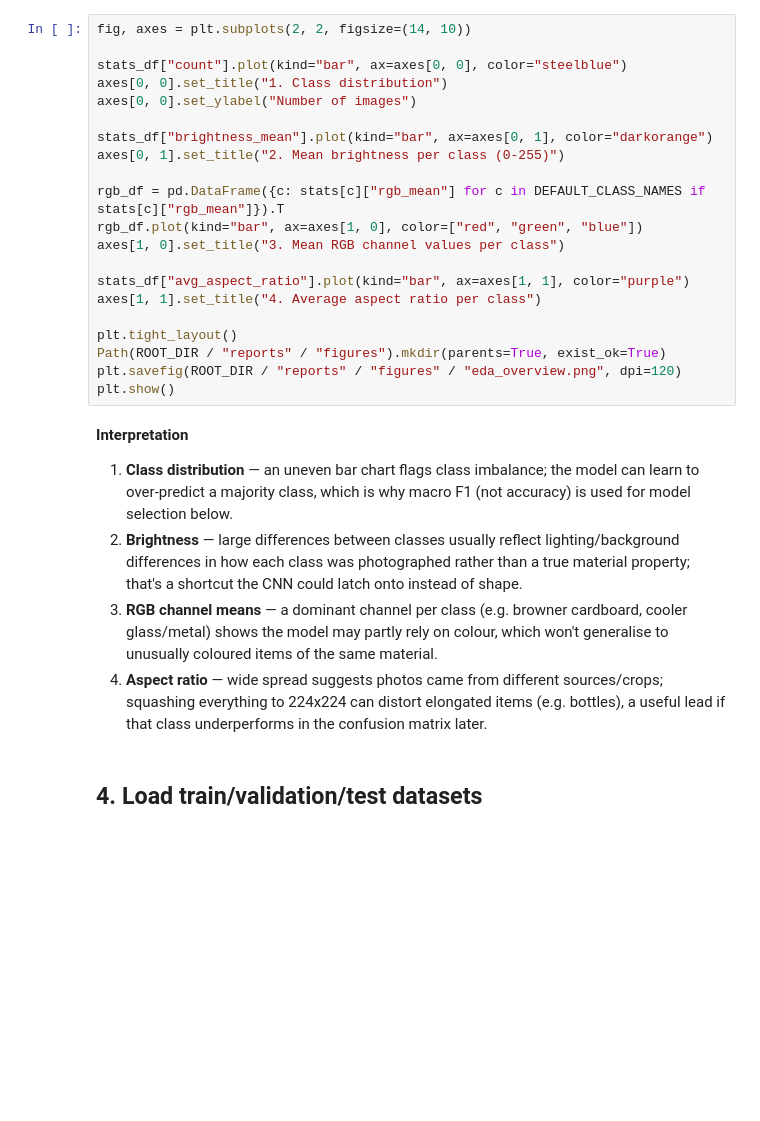
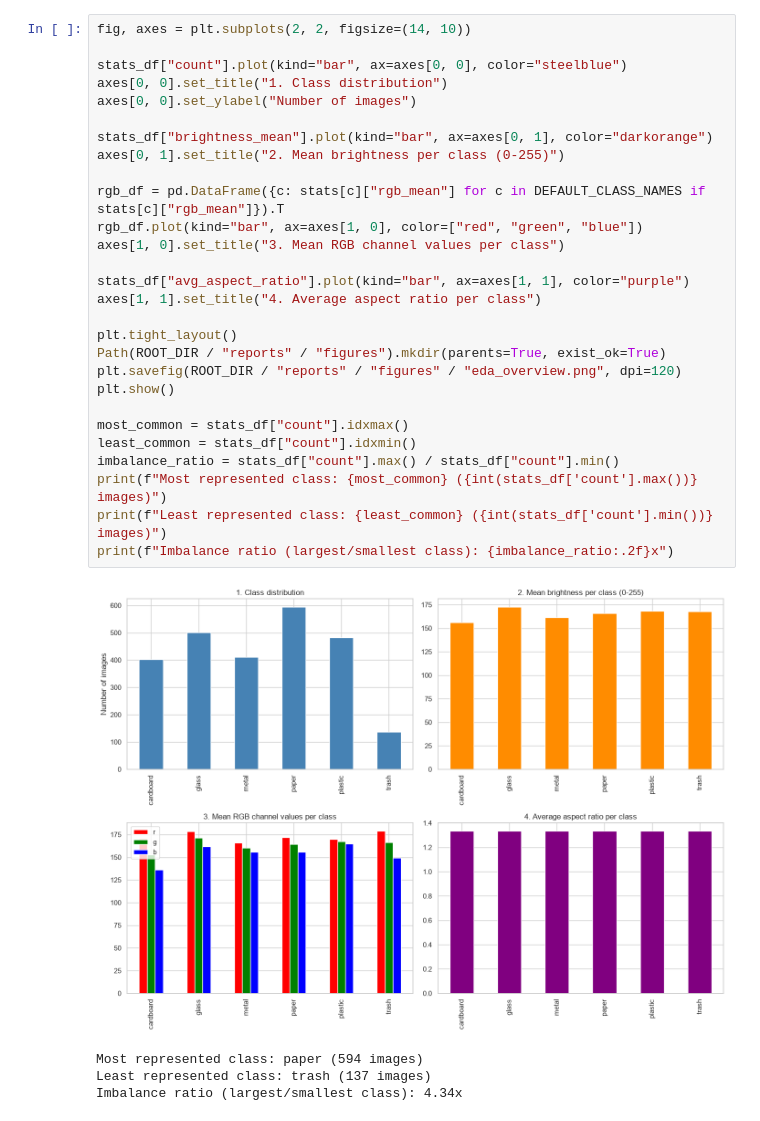
Before and after one commit to alusamuel/RurangaSort-AI, a Jupyter notebook: notebook/rurangasort_training.ipynb, the cells around one changed output. Cells and saved outputs as stored; diff of their text form; blank space fills up the shorter version.

```diff
--- a/notebook/rurangasort_training.ipynb
+++ b/notebook/rurangasort_training.ipynb
@@ -74,30 +149,33 @@ stats_df
 # %%
 fig, axes = plt.subplots(2, 2, figsize=(14, 10))
 
 stats_df["count"].plot(kind="bar", ax=axes[0, 0], color="steelblue")
 axes[0, 0].set_title("1. Class distribution")
 axes[0, 0].set_ylabel("Number of images")
 
 stats_df["brightness_mean"].plot(kind="bar", ax=axes[0, 1], color="darkorange")
 axes[0, 1].set_title("2. Mean brightness per class (0-255)")
 
 rgb_df = pd.DataFrame({c: stats[c]["rgb_mean"] for c in DEFAULT_CLASS_NAMES if stats[c]["rgb_mean"]}).T
 rgb_df.plot(kind="bar", ax=axes[1, 0], color=["red", "green", "blue"])
 axes[1, 0].set_title("3. Mean RGB channel values per class")
 
 stats_df["avg_aspect_ratio"].plot(kind="bar", ax=axes[1, 1], color="purple")
 axes[1, 1].set_title("4. Average aspect ratio per class")
 
 plt.tight_layout()
 Path(ROOT_DIR / "reports" / "figures").mkdir(parents=True, exist_ok=True)
 plt.savefig(ROOT_DIR / "reports" / "figures" / "eda_overview.png", dpi=120)
 plt.show()
+
+most_common = stats_df["count"].idxmax()
+least_common = stats_df["count"].idxmin()
+imbalance_ratio = stats_df["count"].max() / stats_df["count"].min()
+print(f"Most represented class: {most_common} ({int(stats_df['count'].max())} images)")
+print(f"Least represented class: {least_common} ({int(stats_df['count'].min())} images)")
+print(f"Imbalance ratio (largest/smallest class): {imbalance_ratio:.2f}x")
+# %% [output]
+[figure, added]
+Most represented class: paper (594 images)
+Least represented class: trash (137 images)
+Imbalance ratio (largest/smallest class): 4.34x
-# %% [markdown]
-**Interpretation**
-
-1. **Class distribution** — an uneven bar chart flags class imbalance; the model can learn to over-predict a majority class, which is why macro F1 (not accuracy) is used for model selection below.
-2. **Brightness** — large differences between classes usually reflect lighting/background differences in how each class was photographed rather than a true material property; that's a shortcut the CNN could latch onto instead of shape.
-3. **RGB channel means** — a dominant channel per class (e.g. browner cardboard, cooler glass/metal) shows the model may partly rely on colour, which won't generalise to unusually coloured items of the same material.
-4. **Aspect ratio** — wide spread suggests photos came from different sources/crops; squashing everything to 224x224 can distort elongated items (e.g. bottles), a useful lead if that class underperforms in the confusion matrix later.
-# %% [markdown]
-## 4. Load train/validation/test datasets
```
Also changed, not shown: parts of 45 cells of this notebook, 1 other file.
